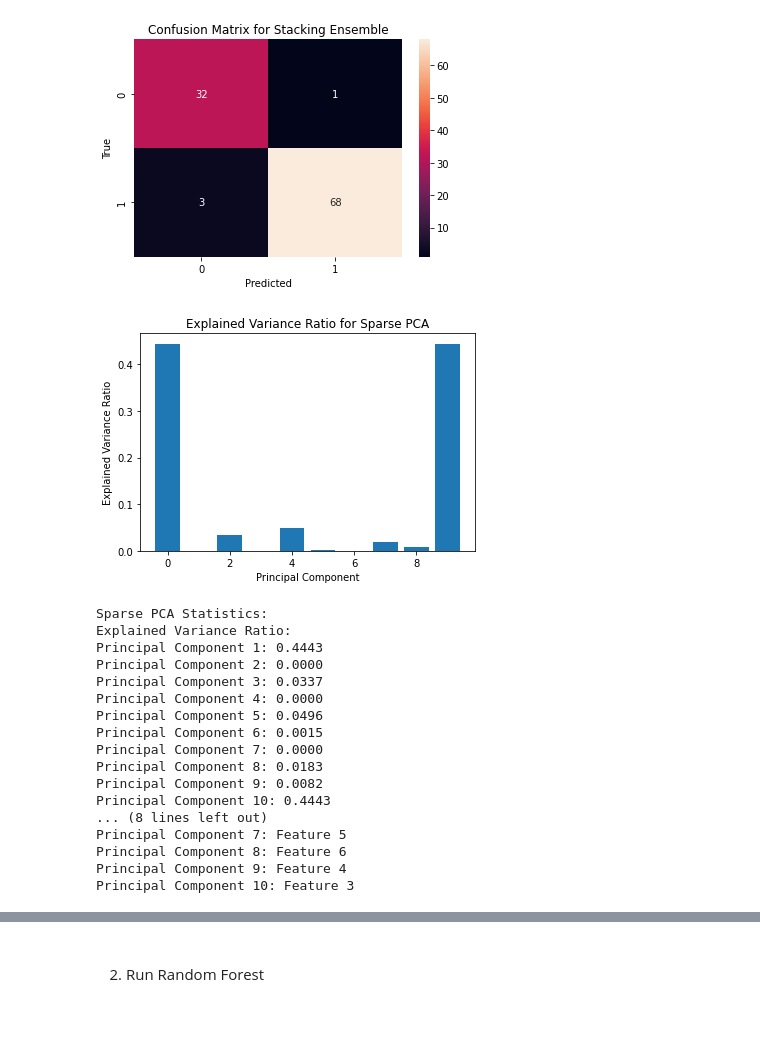
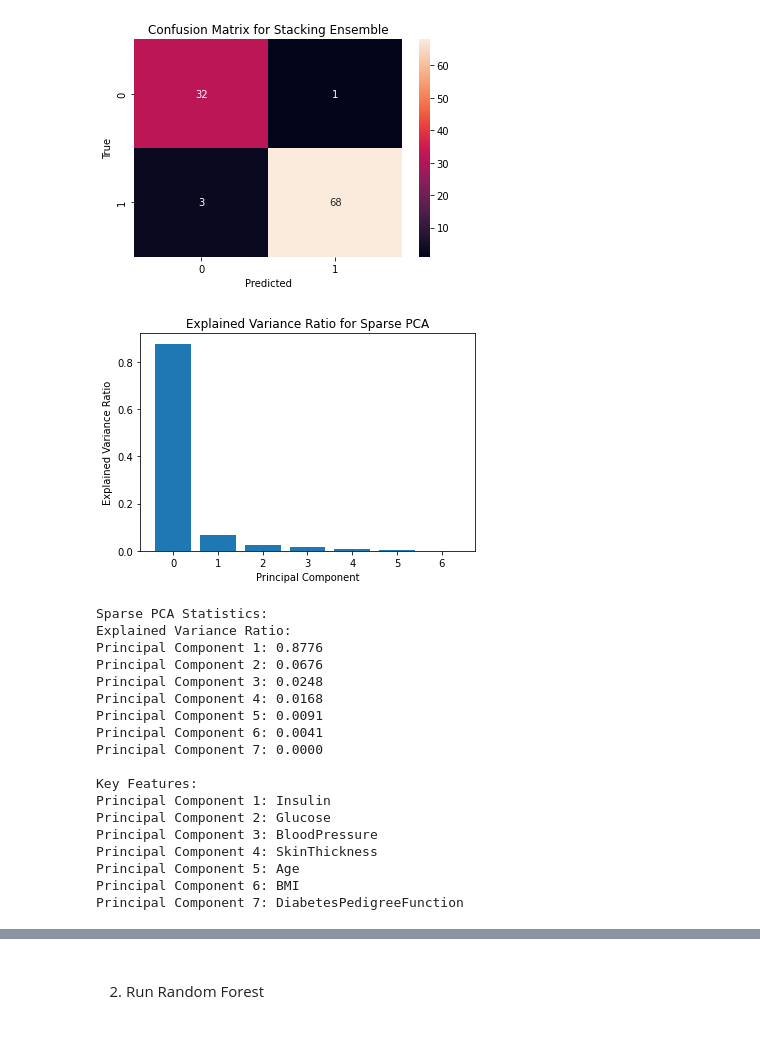
Before and after one commit to RachitChhabra/Discovering-Alternative-Predictors-for-Diabetes-Diagnosis, a Jupyter notebook: finproj_ece228.ipynb, the cells around one changed output, grey strips where cells are left out. Drawn from its saved outputs; the diff is of its cells as text; code cells hidden in the pictures.

Commit message:
edited the sparsePCA technique and ran PIMA dataset again

```diff
--- a/finproj_ece228.ipynb
+++ b/finproj_ece228.ipynb
@@ -31,6 +31,9 @@ def load_dataset(file_path):
     # Perform one-hot encoding for categorical variables
     df_encoded = pd.get_dummies(df, drop_first=True)
 
+    # Get the feature names
+    feature_names = df_encoded.columns[:-1]  # Exclude target variable
+
     # Extract the feature matrix X
     X = df_encoded.iloc[:, :-1].values
 
@@ -39,10 +42,10 @@ def load_dataset(file_path):
     # Extract the target variable y
     y = df_encoded.iloc[:, -1].values
 
-    return X, y
+    return X, y, feature_names
 
 # Load the dataset using the data loader
-X, y = load_dataset(dataset_file)
+X, y, feature_names = load_dataset(dataset_file)
 
 # Initialize SparsePCA
 sparse_pca = SparsePCA(n_components=10, random_state=42)
@@ -61,6 +64,7 @@ plt.ylabel('Explained Variance Ratio')
 plt.title('Explained Variance Ratio for Sparse PCA')
 plt.show()
 
+
 # Identify key features
 key_features = np.abs(sparse_pca.components_).argmax(axis=1)
 
@@ -72,7 +76,7 @@ for i, ratio in enumerate(explained_variance_ratio):
 
 print("\nKey Features:")
 for i, feature_idx in enumerate(key_features):
-    print(f"Principal Component {i+1}: Feature {feature_idx}")
+    print(f"Principal Component {i+1}: {feature_names[feature_idx]}")
 # %% [output]
 [figure]
 Sparse PCA Statistics:
@@ -639,71 +643,75 @@ def load_dataset(file_path):
     # Load the dataset from the CSV file
     df = pd.read_csv(file_path)
 
-    # Drop glucose
-    df = df.drop("Glucose", axis=1)
-
     # Perform one-hot encoding for categorical variables
     df_encoded = pd.get_dummies(df, drop_first=True)
+
+    # Get the feature names
+    feature_names = df_encoded.columns[:-1]  # Exclude target variable
 
     # Extract the feature matrix X
     X = df_encoded.iloc[:, :-1].values
 
+    X[:,0] = X[:,0]/max(X[:,0])
+
     # Extract the target variable y
     y = df_encoded.iloc[:, -1].values
 
-    return X, y
+    return X, y, feature_names
 
 # Load the dataset using the data loader
-X, y = load_dataset(dataset_file)
+X, y, feature_names = load_dataset(dataset_file)
 
 # Initialize SparsePCA
-sparse_pca = SparsePCA(n_components=10, random_state=42)
+sparse_pca = SparsePCA(n_components=7, random_state=42)
 
 # Fit and transform the data
 X_sparse = sparse_pca.fit_transform(X)
 
 # Calculate the explained variance ratio manually
 explained_variance = np.var(X_sparse, axis=0)
 explained_variance_ratio = explained_variance / np.sum(explained_variance)
 
 # Plot explained variance ratio
 plt.bar(range(len(explained_variance_ratio)), explained_variance_ratio)
 plt.xlabel('Principal Component')
 plt.ylabel('Explained Variance Ratio')
 plt.title('Explained Variance Ratio for Sparse PCA')
 plt.show()
 
+
 # Identify key features
 key_features = np.abs(sparse_pca.components_).argmax(axis=1)
 
 # Print statistics, plots, and key features
 print("Sparse PCA Statistics:")
 print("Explained Variance Ratio:")
 for i, ratio in enumerate(explained_variance_ratio):
     print(f"Principal Component {i+1}: {ratio:.4f}")
 
 print("\nKey Features:")
 for i, feature_idx in enumerate(key_features):
-    print(f"Principal Component {i+1}: Feature {feature_idx}")
+    print(f"Principal Component {i+1}: {feature_names[feature_idx]}")
 # %% [output]
-[figure, old version]
+[figure, new version]
 Sparse PCA Statistics:
 Explained Variance Ratio:
-Principal Component 1: 0.4443
-Principal Component 2: 0.0000
-Principal Component 3: 0.0337
-Principal Component 4: 0.0000
-Principal Component 5: 0.0496
-Principal Component 6: 0.0015
+Principal Component 1: 0.8776
+Principal Component 2: 0.0676
+Principal Component 3: 0.0248
+Principal Component 4: 0.0168
+Principal Component 5: 0.0091
+Principal Component 6: 0.0041
 Principal Component 7: 0.0000
-Principal Component 8: 0.0183
-Principal Component 9: 0.0082
-Principal Component 10: 0.4443
-... (8 lines left out)
-Principal Component 7: Feature 5
-Principal Component 8: Feature 6
-Principal Component 9: Feature 4
-Principal Component 10: Feature 3
+
+Key Features:
+Principal Component 1: Insulin
+Principal Component 2: Glucose
+Principal Component 3: BloodPressure
+Principal Component 4: SkinThickness
+Principal Component 5: Age
+Principal Component 6: BMI
+Principal Component 7: DiabetesPedigreeFunction
 # %%
 #Logistic Regression
 
```
Also changed, not shown: parts of 26 cells of this notebook, 2 other files.
